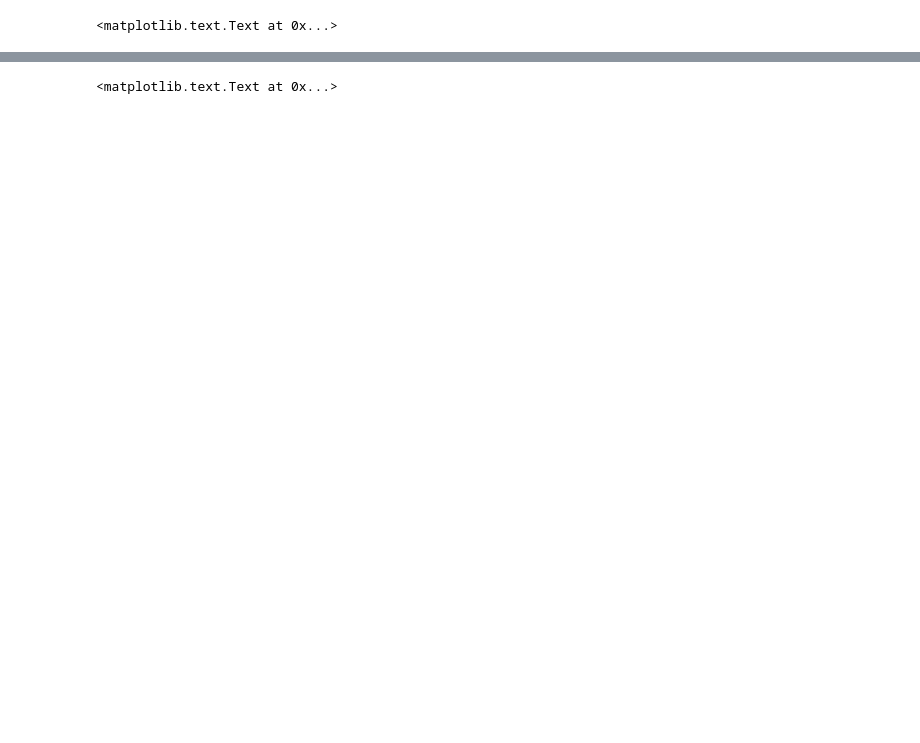
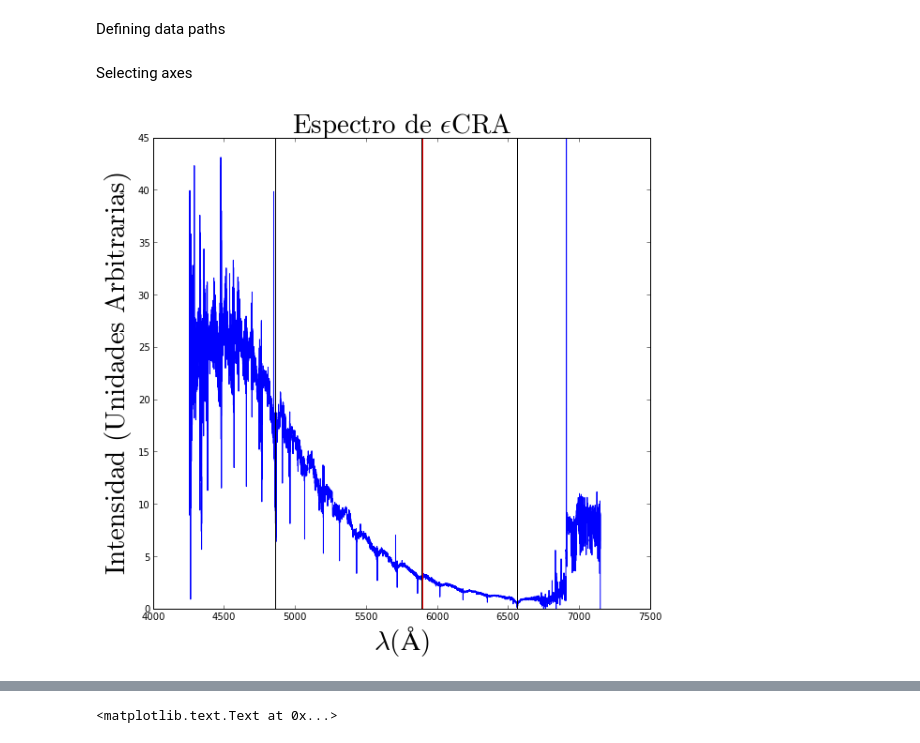
Before and after one commit to jngaravitoc/EpsCra, a Jupyter notebook: Spectra_analysis.ipynb, the cells around one changed output, grey strips where cells are left out. Cells and saved outputs as stored; diff of their text form; code cells hidden in the pictures; blank space fills up the shorter version.

```diff
--- a/Spectra_analysis.ipynb
+++ b/Spectra_analysis.ipynb
@@ -14,8 +9,12 @@ or matplotlib.backends is imported for the first time.
+# %% [markdown]
+Defining data paths
 # %%
 Sept10_Epscra_B = np.loadtxt('data/sept10/EpsCRAB/epsiloncra_full.dat')
 Sept13_Epscra_A = np.loadtxt('data/sept13/EpsCraA/epsiloncra_full.dat')
 Sept16_Epscra_A = np.loadtxt('data/sept16/EpsCRAA/epsiloncra_full.dat')
 Sept16_muSco_D = np.loadtxt('data/sept16/mu1scoD/mu1sco_full.dat')
+# %% [markdown]
+Selecting axes
 # %%
 l_1 = Sept10_Epscra_B[:, 0]
 I_1 = Sept10_Epscra_B[:, 1]
@@ -31,21 +30,22 @@ I_4 = Sept16_muSco_D[:, 1]
 # %%
 # Eps Cra sept 10 full spectra
 figure(num=None, figsize=(9.5,9))
 plt.plot(l_1, I_1)
 #Doblete de Sodio
 plt.axvline(x=5889.950,linewidth=1,color='k')
 plt.axvline(x=5895.924,linewidth=1,color='r')
 #H\alpha
 plt.axvline(x=6562.8,linewidth=1,color='k')
 #H\beta
 plt.axvline(x=4861,linewidth=1,color='k')
 plt.ylim([0, 45])
 plt.xlabel('$\mathrm{\lambda(\AA)}$', fontsize = 29)
 plt.ylabel('$\mathrm{Intensidad}$ $\mathrm{(Unidades}$ $\mathrm{Arbitrarias)}$', fontsize = 29)
 plt.title('$\mathrm{Espectro}$ $\mathrm{de}$ $\mathrm{\epsilon}$$\mathrm{CRA}$', fontsize = 29)
 #plt.show()
+savefig('Espectro1.png')
 # %% [output]
-<matplotlib.text.Text at 0x...>
+[figure, added]
 # %%
 # Eps cra sept 13 H\alpha region
 figure(num=None, figsize=(9.5,9))
```
Also changed, not shown: parts of 7 cells of this notebook.
